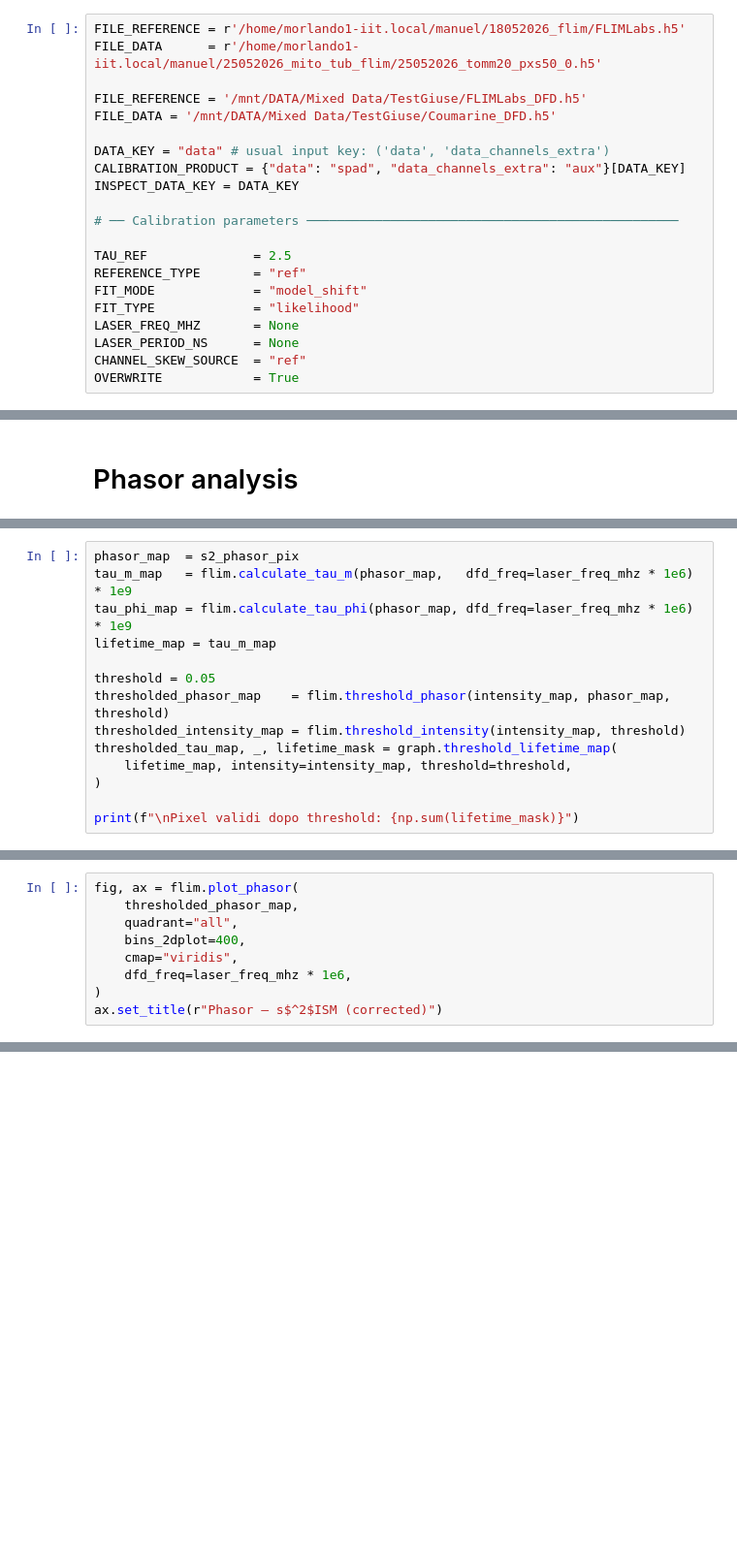
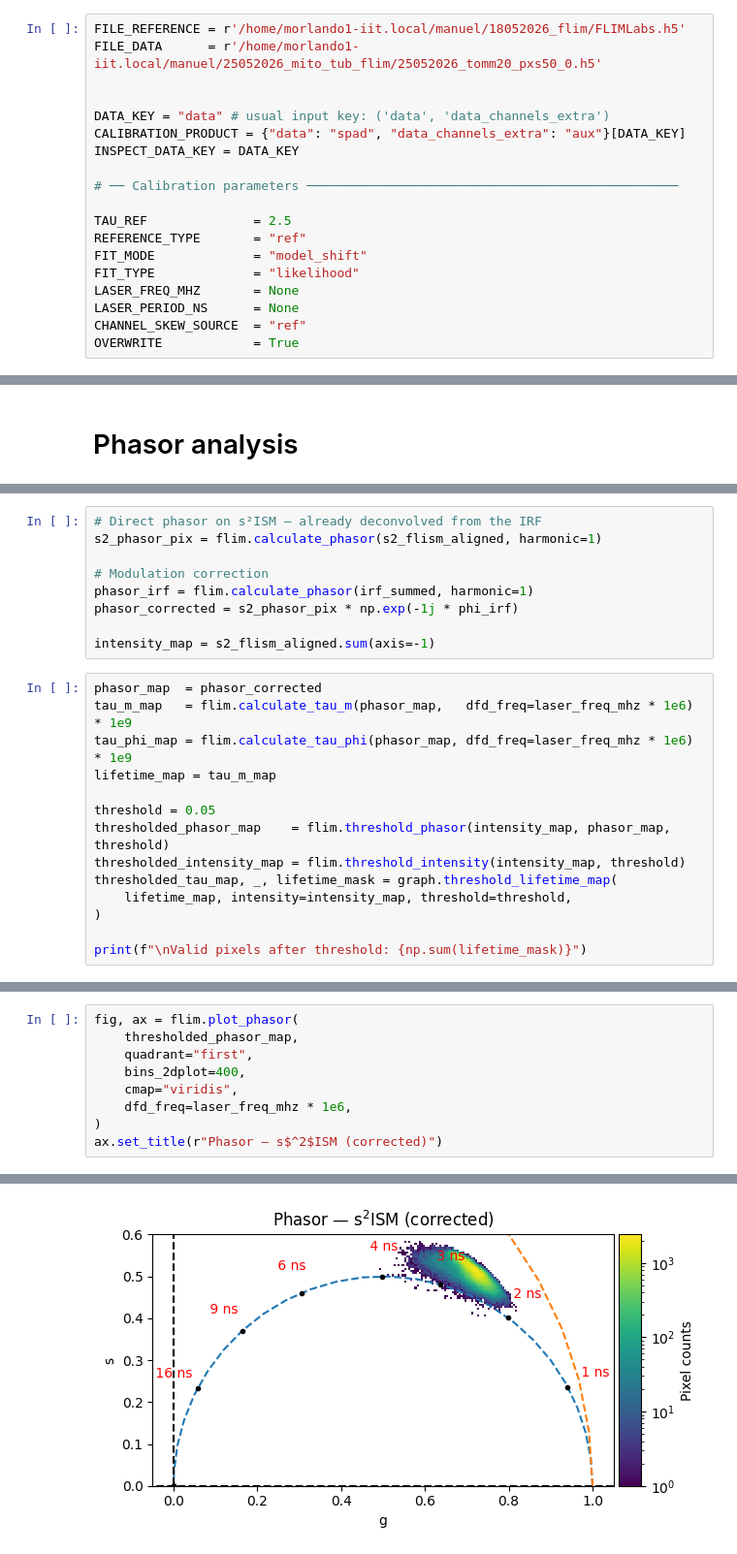
Before and after one commit to VicidominiLab/BrightEyes, a Jupyter notebook: examples/imaging/flism/Reconstruction_lifetime.ipynb, the cells around one changed output, grey strips where cells are left out. Shown at 97% size. Drawn from its saved outputs; the diff is of its cells as text; blank space fills up the shorter version.

```diff
--- a/examples/imaging/flism/Reconstruction_lifetime.ipynb
+++ b/examples/imaging/flism/Reconstruction_lifetime.ipynb
@@ -26,8 +26,6 @@ import s2ism.psf_estimator as est
 FILE_REFERENCE = r'/home/morlando1-iit.local/manuel/18052026_flim/FLIMLabs.h5'
 FILE_DATA      = r'/home/morlando1-iit.local/manuel/25052026_mito_tub_flim/25052026_tomm20_pxs50_0.h5'
 
-FILE_REFERENCE = '/mnt/DATA/Mixed Data/TestGiuse/FLIMLabs_DFD.h5'
-FILE_DATA = '/mnt/DATA/Mixed Data/TestGiuse/Coumarine_DFD.h5'
 
 DATA_KEY = "data" # usual input key: ('data', 'data_channels_extra')
 CALIBRATION_PRODUCT = {"data": "spad", "data_channels_extra": "aux"}[DATA_KEY]
@@ -235,5 +300,14 @@ intensity_map  = s2_flism_aligned.sum(axis=-1)
+# %%
+# Direct phasor on s²ISM — already deconvolved from the IRF
+s2_phasor_pix = flim.calculate_phasor(s2_flism_aligned, harmonic=1)
+
+# Modulation correction
+phasor_irf = flim.calculate_phasor(irf_summed, harmonic=1)
+phasor_corrected = s2_phasor_pix * np.exp(-1j * phi_irf)
+
+intensity_map = s2_flism_aligned.sum(axis=-1)
 # %%
-phasor_map  = s2_phasor_pix
+phasor_map  = phasor_corrected
 tau_m_map   = flim.calculate_tau_m(phasor_map,   dfd_freq=laser_freq_mhz * 1e6) * 1e9
 tau_phi_map = flim.calculate_tau_phi(phasor_map, dfd_freq=laser_freq_mhz * 1e6) * 1e9
 lifetime_map = tau_m_map
@@ -245,4 +319,4 @@ thresholded_tau_map, _, lifetime_mask = graph.threshold_lifetime_map(
     lifetime_map, intensity=intensity_map, threshold=threshold,
 )
 
-print(f"\nPixel validi dopo threshold: {np.sum(lifetime_mask)}")
+print(f"\nValid pixels after threshold: {np.sum(lifetime_mask)}")
@@ -249,9 +325,10 @@ print(f"\nPixel validi dopo threshold: {np.sum(lifetime_mask)}")
 # %%
 fig, ax = flim.plot_phasor(
     thresholded_phasor_map,
-    quadrant="all",
+    quadrant="first",
     bins_2dplot=400,
     cmap="viridis",
     dfd_freq=laser_freq_mhz * 1e6,
 )
 ax.set_title(r"Phasor — s$^2$ISM (corrected)")
+# %% [output]
@@ -257,0 +336 @@ ax.set_title(r"Phasor — s$^2$ISM (corrected)")
+[figure, added]
```
Also changed, not shown: parts of 18 cells of this notebook.
